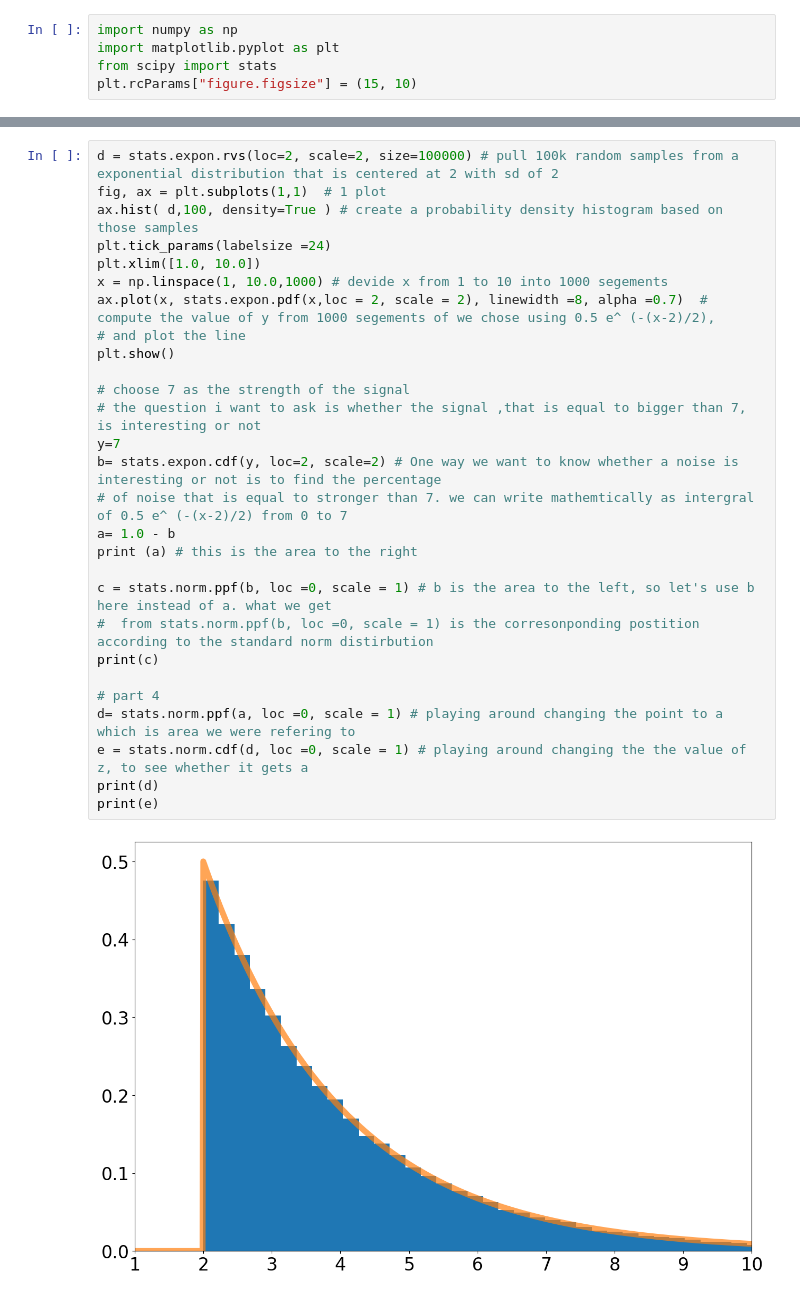
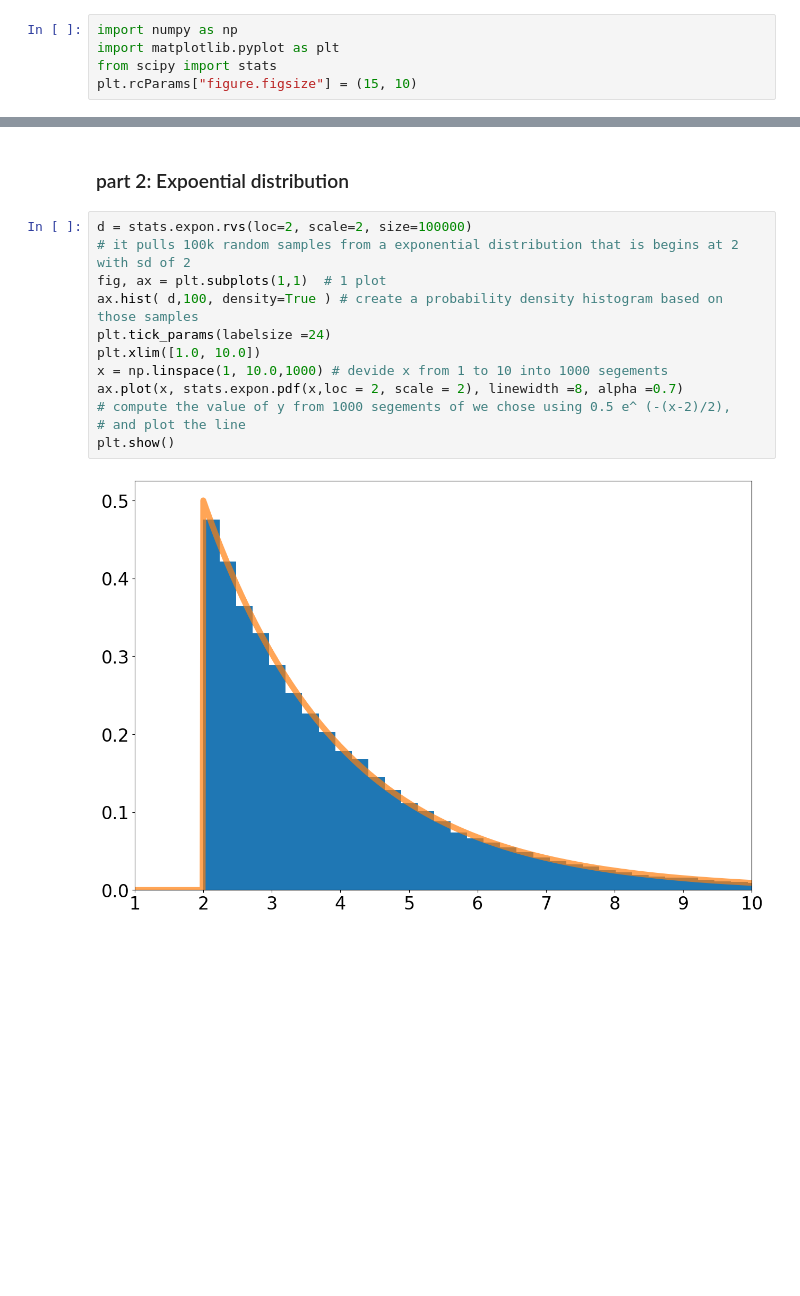
Before and after one commit to boyil8-hash/Lab_1, a Jupyter notebook: lab1.ipynb, the cells around one changed output, grey strips where cells are left out. Saved outputs shown, nothing was run; the diff lists cells and outputs as text; blank space fills up the shorter version.

```diff
--- a/lab1.ipynb
+++ b/lab1.ipynb
@@ -45,30 +65,16 @@ np.float64(0.9772498680518208)
+# %% [markdown]
+### part 2: Expoential distribution
 # %%
-d = stats.expon.rvs(loc=2, scale=2, size=100000) # pull 100k random samples from a exponential distribution that is centered at 2 with sd of 2
+d = stats.expon.rvs(loc=2, scale=2, size=100000)
+# it pulls 100k random samples from a exponential distribution that is begins at 2 with sd of 2
 fig, ax = plt.subplots(1,1)  # 1 plot
 ax.hist( d,100, density=True ) # create a probability density histogram based on those samples
 plt.tick_params(labelsize =24)
 plt.xlim([1.0, 10.0])
 x = np.linspace(1, 10.0,1000) # devide x from 1 to 10 into 1000 segements
-ax.plot(x, stats.expon.pdf(x,loc = 2, scale = 2), linewidth =8, alpha =0.7)  # compute the value of y from 1000 segements of we chose using 0.5 e^ (-(x-2)/2),
+ax.plot(x, stats.expon.pdf(x,loc = 2, scale = 2), linewidth =8, alpha =0.7)
+# compute the value of y from 1000 segements of we chose using 0.5 e^ (-(x-2)/2),
 # and plot the line
 plt.show()
-
-# choose 7 as the strength of the signal
-# the question i want to ask is whether the signal ,that is equal to bigger than 7, is interesting or not
-y=7
-b= stats.expon.cdf(y, loc=2, scale=2) # One way we want to know whether a noise is interesting or not is to find the percentage
-# of noise that is equal to stronger than 7. we can write mathemtically as intergral of 0.5 e^ (-(x-2)/2) from 0 to 7
-a= 1.0 - b
-print (a) # this is the area to the right
-
-c = stats.norm.ppf(b, loc =0, scale = 1) # b is the area to the left, so let's use b here instead of a. what we get
-#  from stats.norm.ppf(b, loc =0, scale = 1) is the corresonponding postition according to the standard norm distirbution
-print(c)
-
-# part 4
-d= stats.norm.ppf(a, loc =0, scale = 1) # playing around changing the point to a which is area we were refering to
-e = stats.norm.cdf(d, loc =0, scale = 1) # playing around changing the the value of z, to see whether it gets a
-print(d)
-print(e)
 # %% [output]
-[figure, old version]
+[figure, new version]
```
Also changed, not shown: parts of 18 cells of this notebook.
